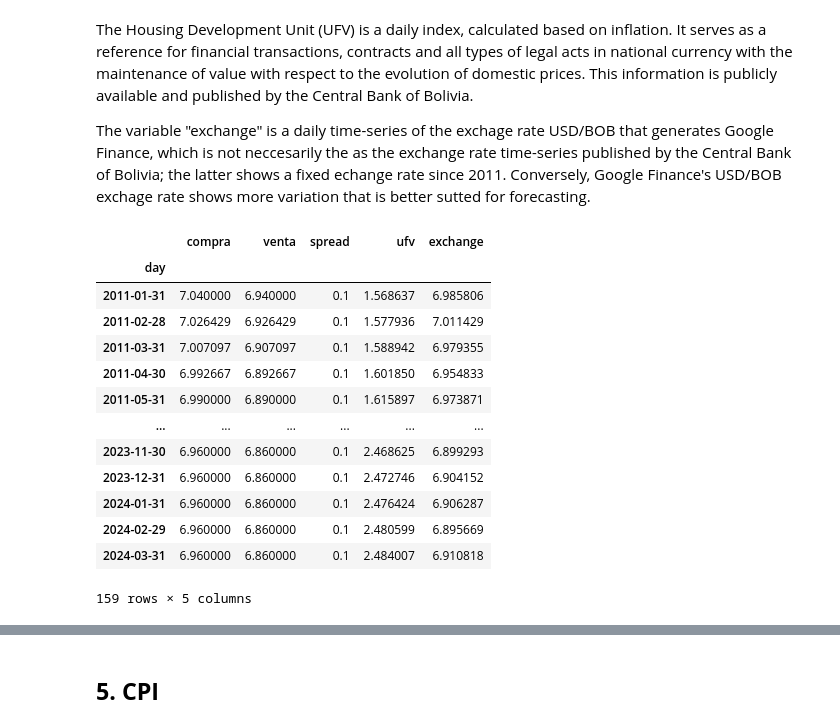
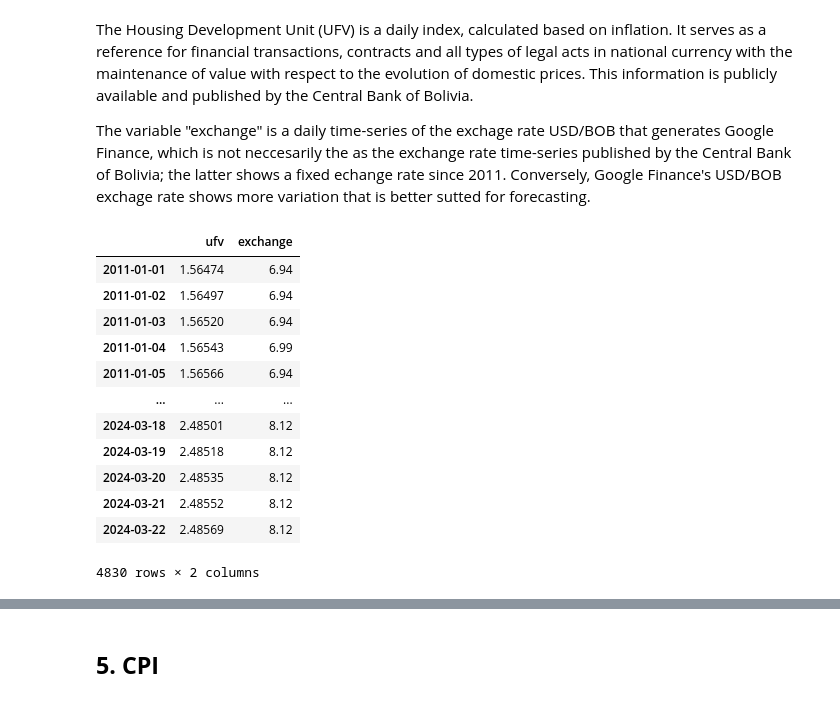
Before and after one commit to osmarbolivar/High-Freq-Inflation-Forecast-2SML, a Jupyter notebook: Data_preprocess.ipynb, the cells around one changed output, grey strips where cells are left out. Saved outputs shown, nothing was run; the diff lists cells and outputs as text; code cells hidden in the pictures.

```diff
--- a/Data_preprocess.ipynb
+++ b/Data_preprocess.ipynb
@@ -576,23 +444,22 @@ The Housing Development Unit (UFV) is a daily index, calculated based on inflati
 
 The variable "exchange" is a daily time-series of the exchage rate USD/BOB that generates Google Finance, which is not neccesarily the as the exchange rate time-series published by the Central Bank of Bolivia; the latter shows a fixed echange rate since 2011. Conversely, Google Finance's USD/BOB exchage rate shows more variation that is better sutted for forecasting.
 # %%
-UFVFX_daily = pd.read_excel('/content/drive/MyDrive/Research/CEMLA 2024/UFV_FX_diario.xlsx', index_col=0)
-UFVFX_daily = UFVFX_daily['2011-01-01':]
-UFVFX_daily.fillna(method='bfill', inplace=True)
-UFVFX_monthly = UFVFX_daily.resample('M').mean()
-UFVFX_monthly
+UFVFX_daily = pd.read_excel('./Data/UFV_FX_diario.xlsx', index_col=0)
+UFVFX_daily = UFVFX_daily.loc['2011-01-01':'2024-03-22', ['ufv', 'dolarbo_comp']]
+UFVFX_daily.interpolate(method='linear', inplace=True)
+UFVFX_daily.rename(columns={'dolarbo_comp': 'exchange'}, inplace=True)
+UFVFX_daily
 # %% [output]
-|  | compra | venta | spread | ufv | exchange |
-| day |  |  |  |  |  |
-| 2011-01-31 | 7.040000 | 6.940000 | 0.1 | 1.568637 | 6.985806 |
-| 2011-02-28 | 7.026429 | 6.926429 | 0.1 | 1.577936 | 7.011429 |
-| 2011-03-31 | 7.007097 | 6.907097 | 0.1 | 1.588942 | 6.979355 |
-| 2011-04-30 | 6.992667 | 6.892667 | 0.1 | 1.601850 | 6.954833 |
-| 2011-05-31 | 6.990000 | 6.890000 | 0.1 | 1.615897 | 6.973871 |
-| ... | ... | ... | ... | ... | ... |
-| 2023-11-30 | 6.960000 | 6.860000 | 0.1 | 2.468625 | 6.899293 |
-| 2023-12-31 | 6.960000 | 6.860000 | 0.1 | 2.472746 | 6.904152 |
-| 2024-01-31 | 6.960000 | 6.860000 | 0.1 | 2.476424 | 6.906287 |
-| 2024-02-29 | 6.960000 | 6.860000 | 0.1 | 2.480599 | 6.895669 |
-| 2024-03-31 | 6.960000 | 6.860000 | 0.1 | 2.484007 | 6.910818 |
+|  | ufv | exchange |
+| 2011-01-01 | 1.56474 | 6.94 |
+| 2011-01-02 | 1.56497 | 6.94 |
+| 2011-01-03 | 1.56520 | 6.94 |
+| 2011-01-04 | 1.56543 | 6.99 |
+| 2011-01-05 | 1.56566 | 6.94 |
+| ... | ... | ... |
+| 2024-03-18 | 2.48501 | 8.12 |
+| 2024-03-19 | 2.48518 | 8.12 |
+| 2024-03-20 | 2.48535 | 8.12 |
+| 2024-03-21 | 2.48552 | 8.12 |
+| 2024-03-22 | 2.48569 | 8.12 |
-159 rows × 5 columns
+4830 rows × 2 columns
```
Also changed, not shown: parts of 34 cells of this notebook, 5 other files.
